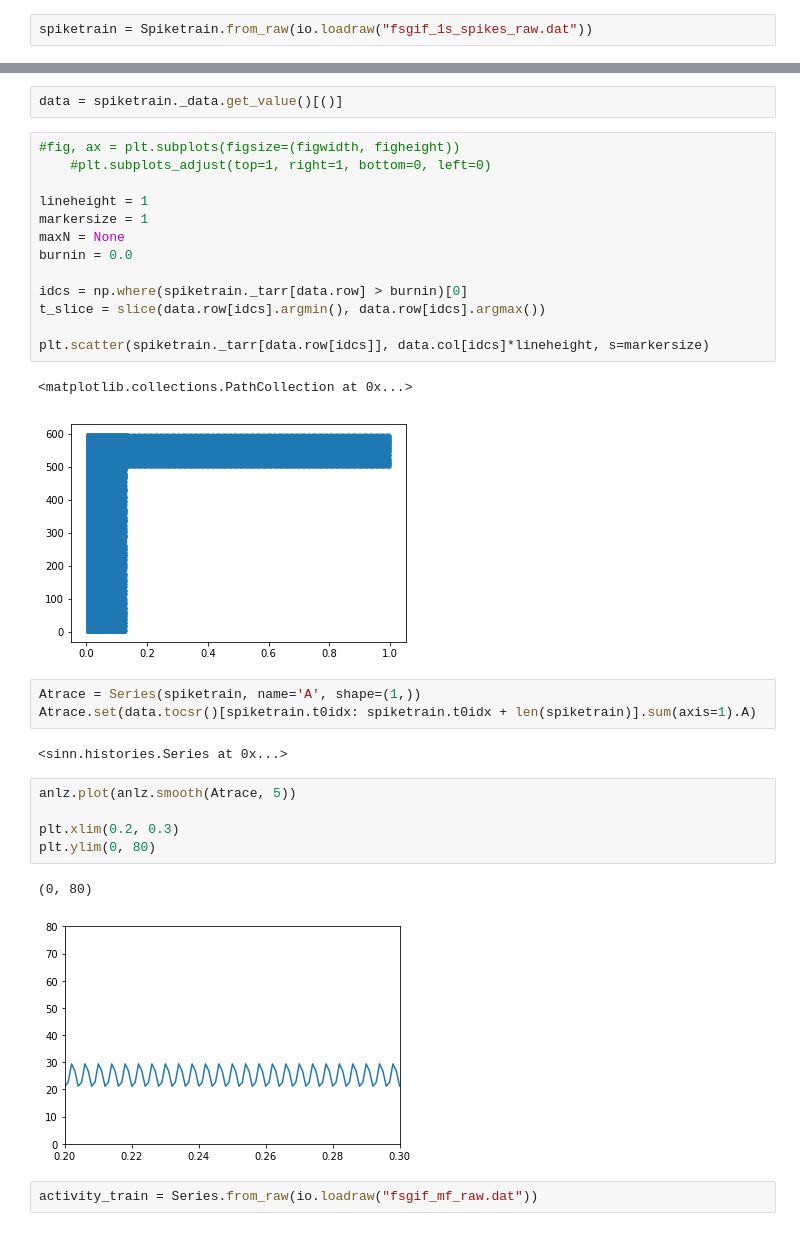
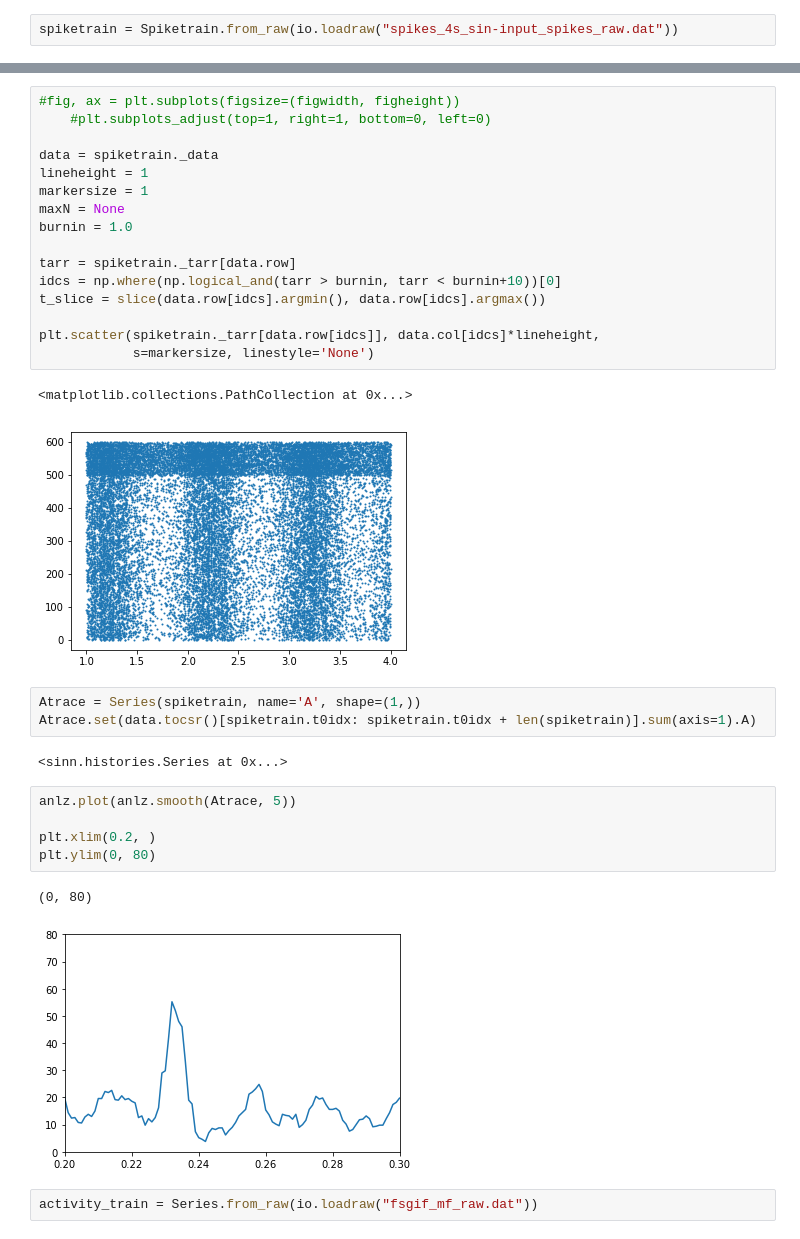
Before and after one commit to mackelab/mesoGIF, a Jupyter notebook: Finite-size GIF testing.ipynb, the cells around one changed output, grey strips where cells are left out. Cells and saved outputs as stored; diff of their text form.

```diff
--- a/Finite-size GIF testing.ipynb
+++ b/Finite-size GIF testing.ipynb
@@ -26,4 +50,4 @@ nvcc compiler not found on $PATH. Check your nvcc installation and try again.
 # %%
-spiketrain = Spiketrain.from_raw(io.loadraw("fsgif_1s_spikes_raw.dat"))
+spiketrain = Spiketrain.from_raw(io.loadraw("spikes_4s_sin-input_spikes_raw.dat"))
 # %%
 anlz.plot(spiketrain)
@@ -30,21 +56,22 @@ anlz.plot(spiketrain)
-# %%
-data = spiketrain._data.get_value()[()]
 # %%
 #fig, ax = plt.subplots(figsize=(figwidth, figheight))
     #plt.subplots_adjust(top=1, right=1, bottom=0, left=0)
 
+data = spiketrain._data
 lineheight = 1
 markersize = 1
 maxN = None
-burnin = 0.0
+burnin = 1.0
 
-idcs = np.where(spiketrain._tarr[data.row] > burnin)[0]
+tarr = spiketrain._tarr[data.row]
+idcs = np.where(np.logical_and(tarr > burnin, tarr < burnin+10))[0]
 t_slice = slice(data.row[idcs].argmin(), data.row[idcs].argmax())
 
-plt.scatter(spiketrain._tarr[data.row[idcs]], data.col[idcs]*lineheight, s=markersize)
+plt.scatter(spiketrain._tarr[data.row[idcs]], data.col[idcs]*lineheight,
+            s=markersize, linestyle='None')
 # %% [output]
 <matplotlib.collections.PathCollection at 0x...>
-[figure, old version]
+[figure, new version]
 # %%
 Atrace = Series(spiketrain, name='A', shape=(1,))
 Atrace.set(data.tocsr()[spiketrain.t0idx: spiketrain.t0idx + len(spiketrain)].sum(axis=1).A)
@@ -53,11 +80,11 @@ Atrace.set(data.tocsr()[spiketrain.t0idx: spiketrain.t0idx + len(spiketrain)].su
 # %%
 anlz.plot(anlz.smooth(Atrace, 5))
 
-plt.xlim(0.2, 0.3)
+plt.xlim(0.2, )
 plt.ylim(0, 80)
 # %% [output]
 (0, 80)
-[figure, old version]
+[figure, new version]
 # %%
 activity_train = Series.from_raw(io.loadraw("fsgif_mf_raw.dat"))
 # %%
```
Also changed, not shown: parts of 73 cells of this notebook, 3 other files.
